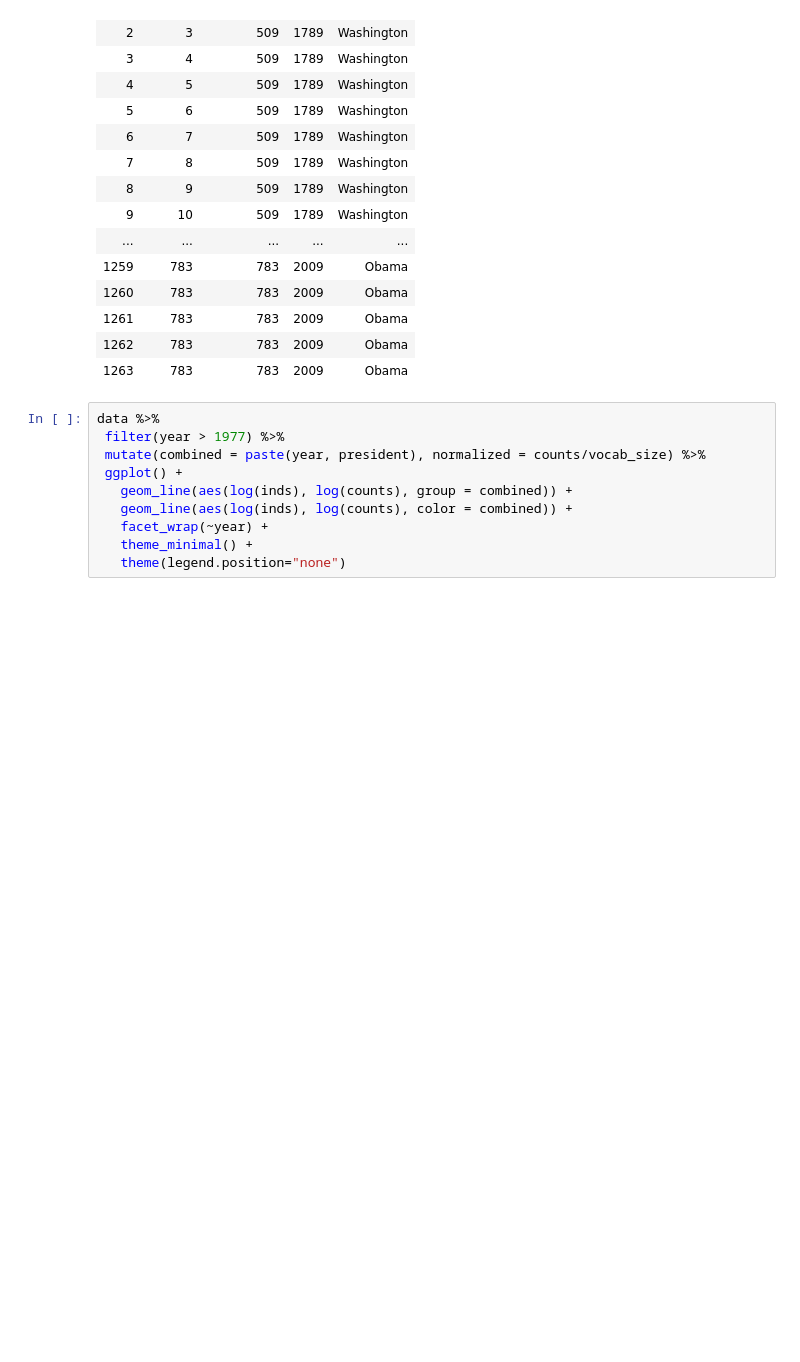
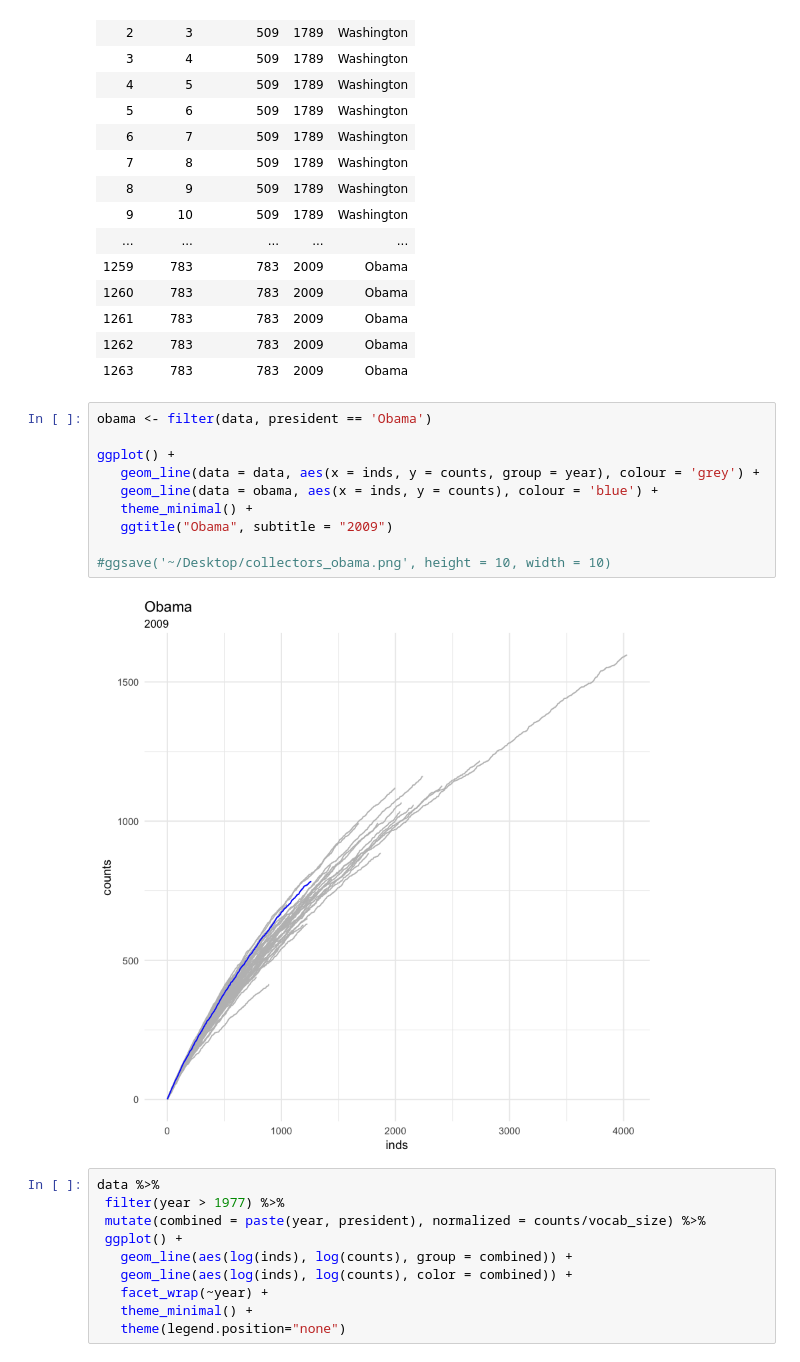
Before and after one commit to jcbain/fun_side_projects, a Jupyter notebook: diverse_words/notebooks/collector_curve.ipynb, the cells around one changed output. Saved outputs shown, nothing was run; the diff lists cells and outputs as text; blank space fills up the shorter version.

```diff
--- a/diverse_words/notebooks/collector_curve.ipynb
+++ b/diverse_words/notebooks/collector_curve.ipynb
@@ -59,6 +59,18 @@ data
 | 1261 | 783 | 783 | 2009 | Obama |
 | 1262 | 783 | 783 | 2009 | Obama |
 | 1263 | 783 | 783 | 2009 | Obama |
+# %%
+obama <- filter(data, president == 'Obama')
+
+ggplot() +
+   geom_line(data = data, aes(x = inds, y = counts, group = year), colour = 'grey') +
+   geom_line(data = obama, aes(x = inds, y = counts), colour = 'blue') +
+   theme_minimal() +
+   ggtitle("Obama", subtitle = "2009")
+
+#ggsave('~/Desktop/collectors_obama.png', height = 10, width = 10)
+# %% [output]
+[figure, added]
 # %%
 data %>%
  filter(year > 1977) %>%
```
Also changed, not shown: parts of 1 cell of this notebook, 1 other file.
